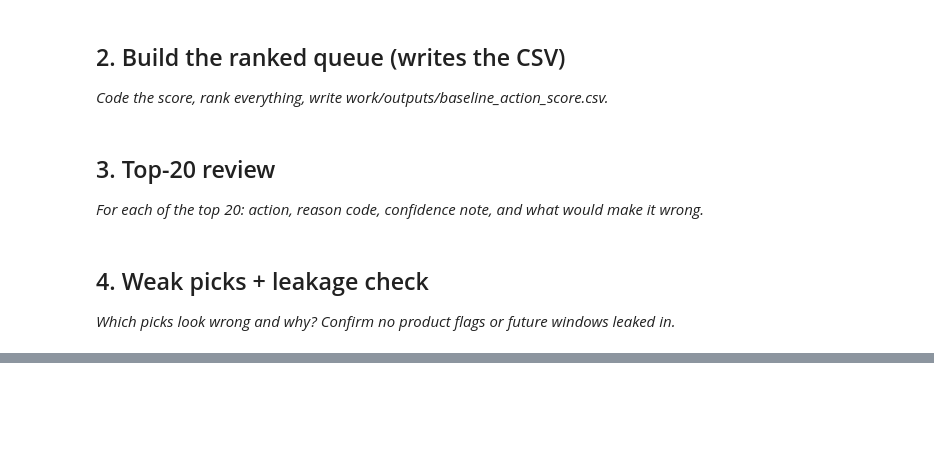
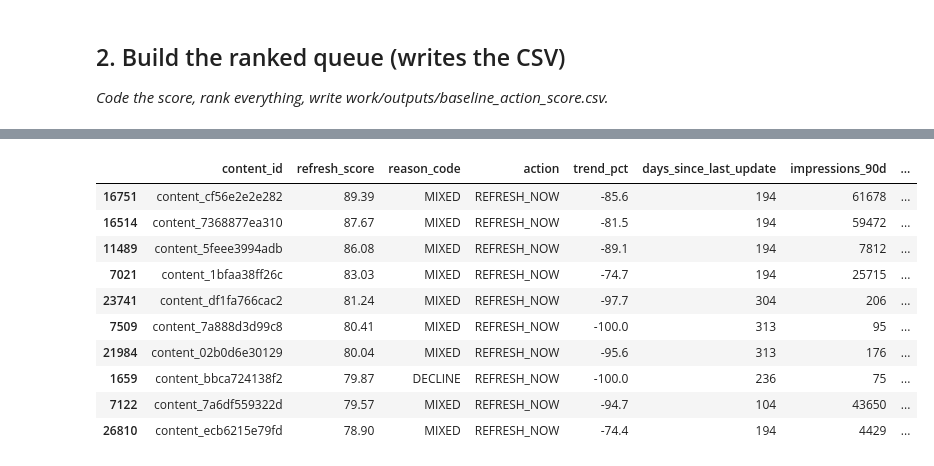
Before and after one commit to Softwareguy786/ML_INTERNSHIP_01, a Jupyter notebook: work/notebooks/w04_baseline_score.ipynb, the cells around one changed output, grey strips where cells are left out. Drawn from its saved outputs; the diff is of its cells as text; code cells hidden in the pictures; blank space fills up the shorter version.

```diff
--- a/work/notebooks/w04_baseline_score.ipynb
+++ b/work/notebooks/w04_baseline_score.ipynb
@@ -0,0 +1,7 @@
+# %%
+import os
+import pandas as pd
+
+os.makedirs('work/outputs', exist_ok=True)
+df = pd.read_csv('/content/content_refresh_anonymized.csv')
+print(df.shape)
@@ -23,4 +108,0 @@ This skeleton is yours to fill. Work the sections **in order** — each one has
-# %% [markdown]
-## 3. Top-20 review
-
-*For each of the top 20: action, reason code, confidence note, and what would make it wrong.*
@@ -30,4 +108,0 @@ This skeleton is yours to fill. Work the sections **in order** — each one has
-# %% [markdown]
-## 4. Weak picks + leakage check
-
-*Which picks look wrong and why? Confirm no product flags or future windows leaked in.*
@@ -36,0 +109,51 @@ This skeleton is yours to fill. Work the sections **in order** — each one has
+# %%
+import numpy as np
+
+# Signal 1: decline (0-100)
+decline = (-df['trend_pct'].clip(upper=0)).clip(lower=0, upper=100).fillna(0)
+
+# Signal 2: staleness (0-100, capped at 180 days)
+staleness = df['days_since_last_update'].clip(lower=0, upper=180) / 180 * 100
+
+# Signal 3: volume-at-risk (0-100, only if declining)
+log_imp = np.log1p(df['impressions_90d'])
+volume_at_risk = (log_imp / log_imp.max()) * 100 * (df['trend_pct'] < 0).astype(int)
+
+# Score
+df['refresh_score'] = (0.40 * decline + 0.30 * staleness + 0.30 * volume_at_risk).round(2)
+
+# Reason code (one per row)
+contrib = pd.DataFrame({
+    'DECLINE': decline * 0.40,
+    'STALE': staleness * 0.30,
+    'VOLUME_AT_RISK': volume_at_risk * 0.30,
+})
+dominant = contrib.idxmax(axis=1)
+share = (contrib.max(axis=1) / contrib.sum(axis=1).replace(0, np.nan)).fillna(0)
+total = contrib.sum(axis=1)
+
+df['reason_code'] = np.where(total == 0, 'NO_SIGNAL',
+                     np.where(share >= 0.5, dominant, 'MIXED'))
+
+# Action by rank
+rank = df['refresh_score'].rank(method='first', ascending=False)
+df['action'] = np.select(
+    [rank <= 100, rank <= 500, rank <= 2500],
+    ['REFRESH_NOW', 'REFRESH_SOON', 'MONITOR'],
+    default='SKIP',
+)
+
+# Write the queue
+queue = df.sort_values('refresh_score', ascending=False)[[
+    'content_id', 'refresh_score', 'reason_code', 'action',
+    'trend_pct', 'days_since_last_update', 'impressions_90d', 'avg_position',
+]]
+queue.to_csv('work/outputs/baseline_action_score.csv', index=False)
+
+print(f"Wrote {len(queue)} rows → work/outputs/baseline_action_score.csv")
+print("\nAction distribution:")
+print(queue['action'].value_counts())
+print("\nReason code distribution:")
+print(queue['reason_code'].value_counts())
+queue.head(10)
+# %% [output]
@@ -36,0 +177,11 @@ This skeleton is yours to fill. Work the sections **in order** — each one has
+|  | content_id | refresh_score | reason_code | action | trend_pct | days_since_last_update | impressions_90d | ... |
+| 16751 | content_cf56e2e2e282 | 89.39 | MIXED | REFRESH_NOW | -85.6 | 194 | 61678 | ... |
+| 16514 | content_7368877ea310 | 87.67 | MIXED | REFRESH_NOW | -81.5 | 194 | 59472 | ... |
+| 11489 | content_5feee3994adb | 86.08 | MIXED | REFRESH_NOW | -89.1 | 194 | 7812 | ... |
+| 7021 | content_1bfaa38ff26c | 83.03 | MIXED | REFRESH_NOW | -74.7 | 194 | 25715 | ... |
+| 23741 | content_df1fa766cac2 | 81.24 | MIXED | REFRESH_NOW | -97.7 | 304 | 206 | ... |
+| 7509 | content_7a888d3d99c8 | 80.41 | MIXED | REFRESH_NOW | -100.0 | 313 | 95 | ... |
+| 21984 | content_02b0d6e30129 | 80.04 | MIXED | REFRESH_NOW | -95.6 | 313 | 176 | ... |
+| 1659 | content_bbca724138f2 | 79.87 | DECLINE | REFRESH_NOW | -100.0 | 236 | 75 | ... |
+| 7122 | content_7a6df559322d | 79.57 | MIXED | REFRESH_NOW | -94.7 | 104 | 43650 | ... |
+| 26810 | content_ecb6215e79fd | 78.90 | MIXED | REFRESH_NOW | -74.4 | 194 | 4429 | ... |
```
Also changed, not shown: parts of 17 cells of this notebook.
